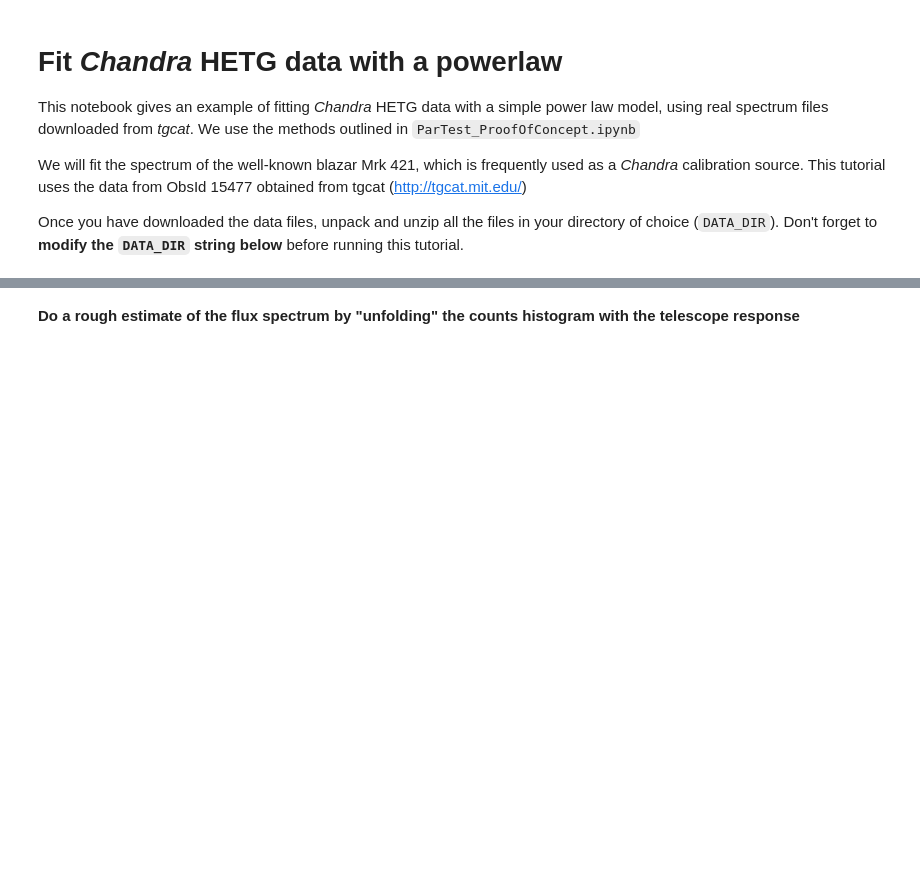
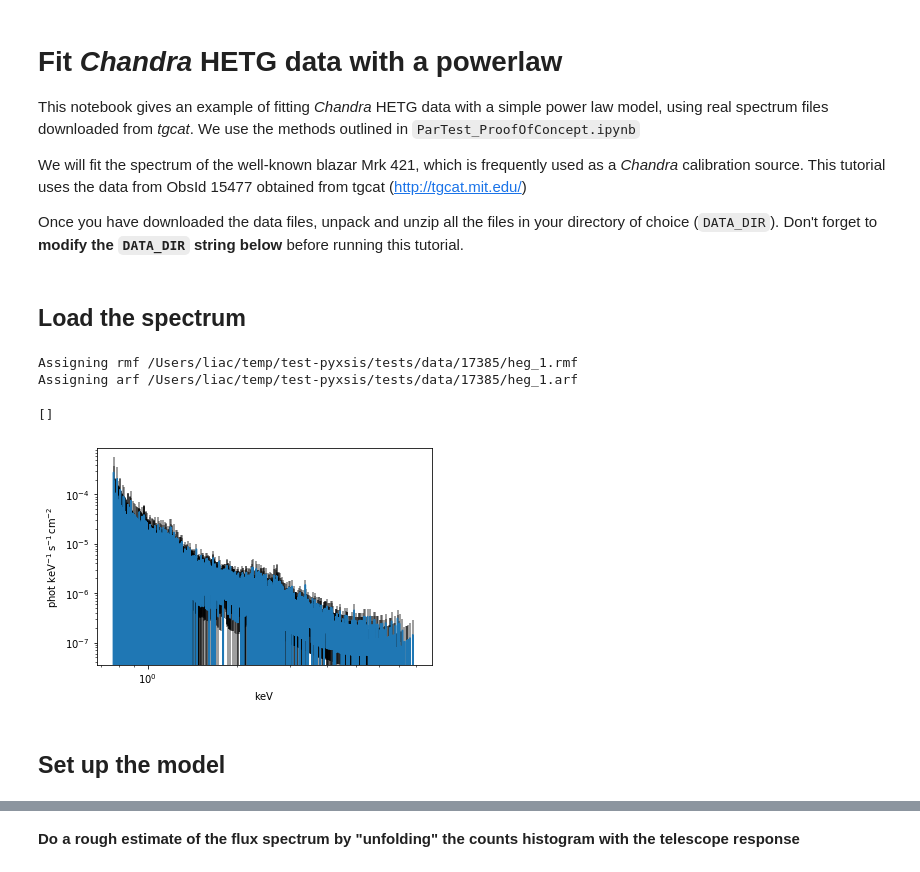
Before and after one commit to eblur/pyxsis, a Jupyter notebook: notebooks/Example1_fit_HETG_powerlaw.ipynb, the cells around one changed output, grey strips where cells are left out. Cells and saved outputs as stored; diff of their text form; code cells hidden in the pictures; blank space fills up the shorter version.

Commit message:
Updated example power law fit to HETG

```diff
--- a/notebooks/Example1_fit_HETG_powerlaw.ipynb
+++ b/notebooks/Example1_fit_HETG_powerlaw.ipynb
@@ -22,6 +23,15 @@ from pyxsis.io import load_chandra_hetg
 
 %matplotlib inline
 # %%
-DATA_DIR = os.environ['HOME'] + "/dev/pyxsis/tests/data"
+DATA_DIR = os.environ['HOME'] + "/temp/test-pyxsis/tests/data"
 mrk_dir  = DATA_DIR + "/17385/"
 mrk_heg1_file = mrk_dir + "heg_1.pha"
+# %% [markdown]
+## Load the spectrum
+# %%
+heg_p1 = pyxsis.io.load_chandra_hetg(DATA_DIR + "/17385/heg_1.pha",
+                                     arf=DATA_DIR + "/17385/heg_1.arf",
+                                     rmf=DATA_DIR + "/17385/heg_1.rmf")
+# %% [output]
+Assigning rmf /Users/liac/temp/test-pyxsis/tests/data/17385/heg_1.rmf
+Assigning arf /Users/liac/temp/test-pyxsis/tests/data/17385/heg_1.arf
@@ -27,0 +44,10 @@ mrk_heg1_file = mrk_dir + "heg_1.pha"
+# %%
+# Plot the spectrum
+ax = plt.subplot(111)
+pyxsis.plot_unfold(ax, heg_p1)
+plt.loglog()
+# %% [output]
+[]
+[figure, added]
+# %% [markdown]
+## Set up the model
```
Also changed, not shown: parts of 26 cells of this notebook.
